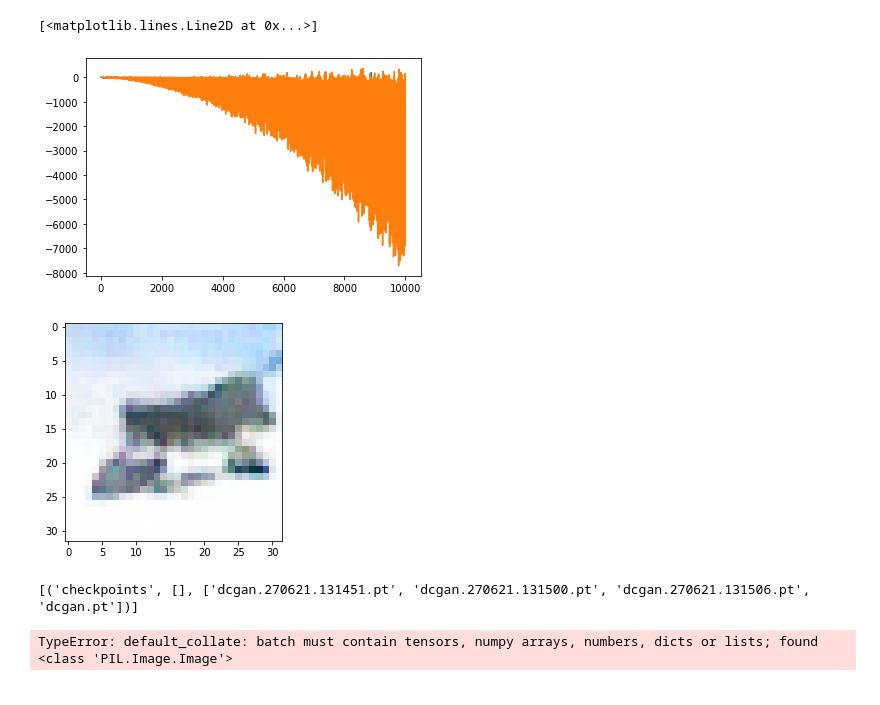
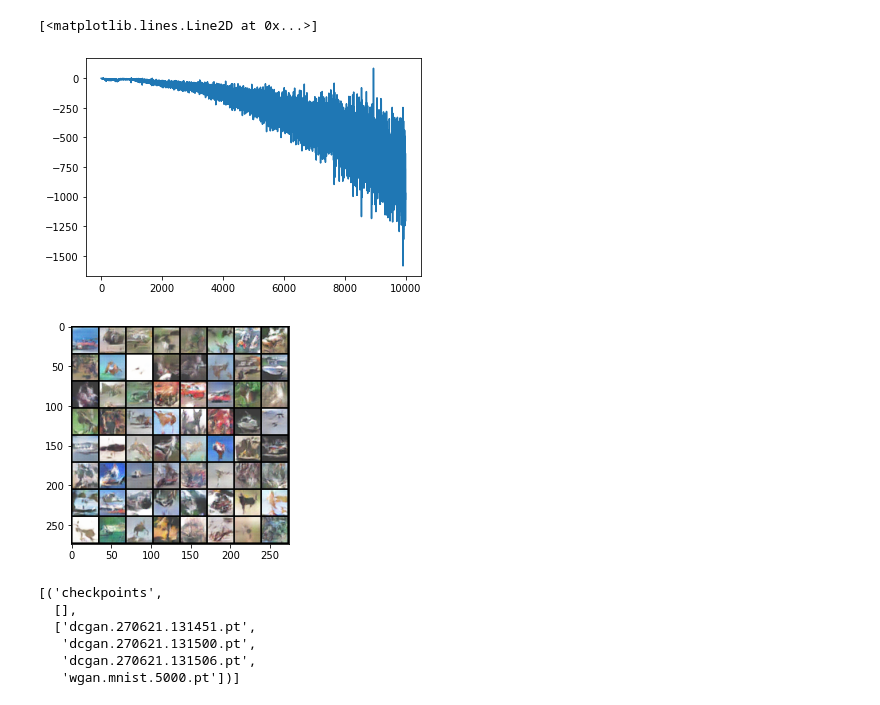
Before and after one commit to yjang43/WassersteinGAN, a Jupyter notebook: train.ipynb, the cells around one changed output. Saved outputs shown, nothing was run; the diff lists cells and outputs as text; code cells hidden in the pictures.

```diff
--- a/train.ipynb
+++ b/train.ipynb
@@ -13,12 +16,14 @@ args = EasyDict({
     'dataset_name': 'cifar10',
     'data_root': '../data/',
     'resolution': 32,
-    'classes_to_include': [0], #[0, 1, 2, 3, 4, 5, 6, 7, 8, 9],
+    'classes_to_include': [0, 1, 2, 3, 4, 5, 6, 7, 8, 9],
     'batch_size': 128,
+    'evaluation_size': 100,
     'device': 'cuda',
     'nz': 100,
     'ngf': 64,
     'ndf': 64,
     'nc': 3,
     'lr':0.0002,
+    'total_iteration': 10000
 })
@@ -25,7 +76,6 @@ args = EasyDict({
 # %%
 device = args.device
 
-tot_itr = 10000
 model_classes = [m for m in dir(models)
                    if m.lower() == args.model_name.lower()]
 assert model_classes, f'Model name {args.model_name} does not exist'
@@ -38,13 +88,18 @@ optimizer_g = components['optimizer'](args, params=generator.parameters())
 optimizer_d = components['optimizer'](args, params=discriminator.parameters())
 # optimizer_d = optim.Adam(discriminator.parameters(), lr=0.0002, betas=(0.5, 0.999))
 
+inception_model = inception_v3(pretrained=True, transform_input=False)
+inception_model.to(args.device)
+inception_model.eval()
+
 losses_d, losses_g = [], []
 
 train_loader = get_dataloader(args, train=True)
+test_loader = get_dataloader(args, train=False)
 
 train_iter = iter(train_loader)
 
-for itr in range(tot_itr):
+for itr in range(args.total_iteration):
     try:
         imgs, _ = next(train_iter)
     except StopIteration:
@@ -76,11 +131,15 @@ for itr in range(tot_itr):
     loss_g.backward()
     optimizer_g.step()
 
-    if (itr + 1) % int(tot_itr / 10) == 0:
+    if (itr + 1) % int(args.total_iteration / 10) == 0:
+        # evaluation
+        generator_score = inception_score(generator, inception_model, args)
+
         print('-' * 20)
         print(f'Iteration: {itr + 1}')
         print(f'Discriminator Loss: {loss_d.item()}')
         print(f'Generator Loss: {loss_g.item()}')
+        print(f'Inception Score: {generator_score}')
 # %% [output]
 --------------------
 Iteration: 1000
@@ -102,10 +161,10 @@ Generator Loss: -950.638427734375
 # %%
 import matplotlib.pyplot as plt
 plt.plot(losses_d)
-plt.plot(losses_g)
+# plt.plot(losses_g)
 # %% [output]
 [<matplotlib.lines.Line2D at 0x...>]
-[figure, old version]
+[figure, new version]
 # %%
 def plot_images(imgs, ):
     import matplotlib.pyplot as plt
@@ -115,10 +174,10 @@ def plot_images(imgs, ):
 # %%
 generator.eval().cpu()
 with torch.no_grad():
-    imgs = generator(torch.randn(1, args.nz, 1, 1))
+    imgs = generator(torch.randn(64, args.nz, 1, 1))
 plot_images(imgs)
 # %% [output]
-[figure, old version]
+[figure, new version]
 # %%
 import time
 import os
@@ -132,16 +191,15 @@ ckpt = {
     'discriminator': discriminator.state_dict()
 }
 cur_time = datetime.now().strftime('%d%m%y.%H%M%S')
-torch.save(ckpt, f'checkpoints/{args.model_name}.{cur_time}.pt')
+torch.save(ckpt, f'checkpoints/{args.model_name}.{args.dataset_name}.{args.total_iteration}.pt')
 print(list(os.walk('checkpoints')))
-# %% [output]
-[('checkpoints', [], ['dcgan.270621.131451.pt', 'dcgan.270621.131500.pt', 'dcgan.270621.131506.pt', 'dcgan.pt'])]
-# %%
-import torchvision
-from torch.utils.data import DataLoader
-
-dataset = torchvision.datasets.MNIST('../data/')
-dataloader = DataLoader(dataset)
-next(iter(dataloader))
-# %% [output]
-TypeError: default_collate: batch must contain tensors, numpy arrays, numbers, dicts or lists; found <class 'PIL.Image.Image'>
+# %%
+import os
+list(os.walk('checkpoints'))
+# %% [output]
+[('checkpoints',
+  [],
+  ['dcgan.270621.131451.pt',
+   'dcgan.270621.131500.pt',
+   'dcgan.270621.131506.pt',
+   'wgan.mnist.5000.pt'])]
```
Also changed, not shown: parts of 8 cells of this notebook.
